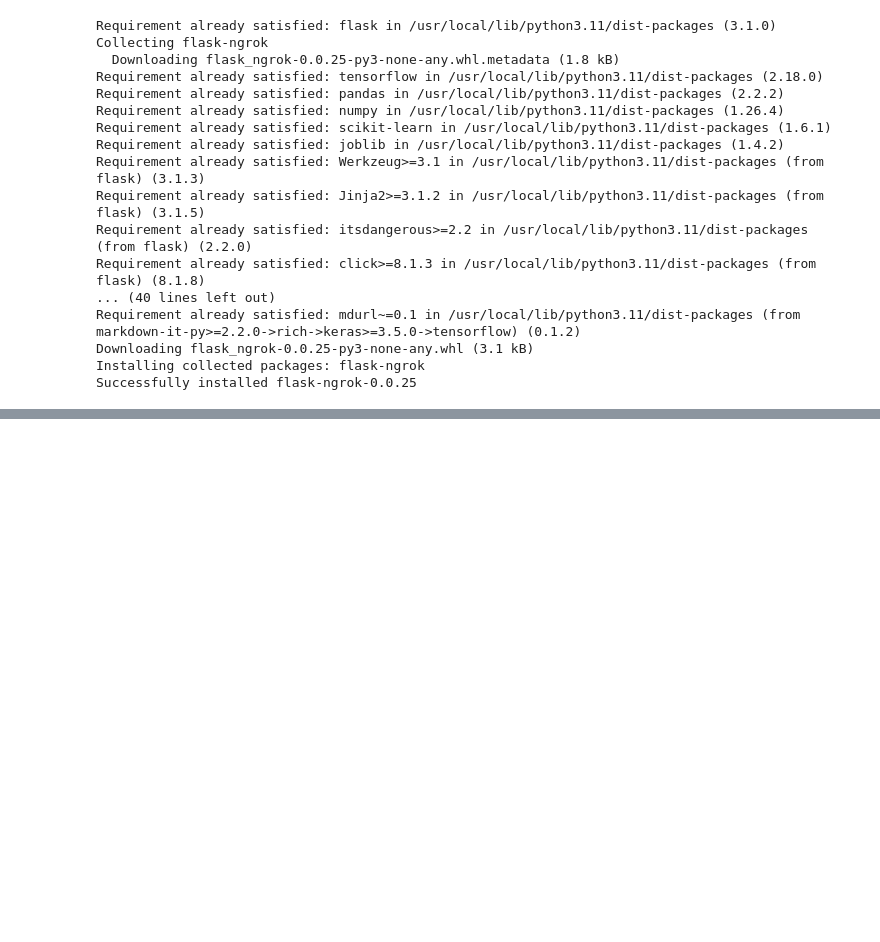
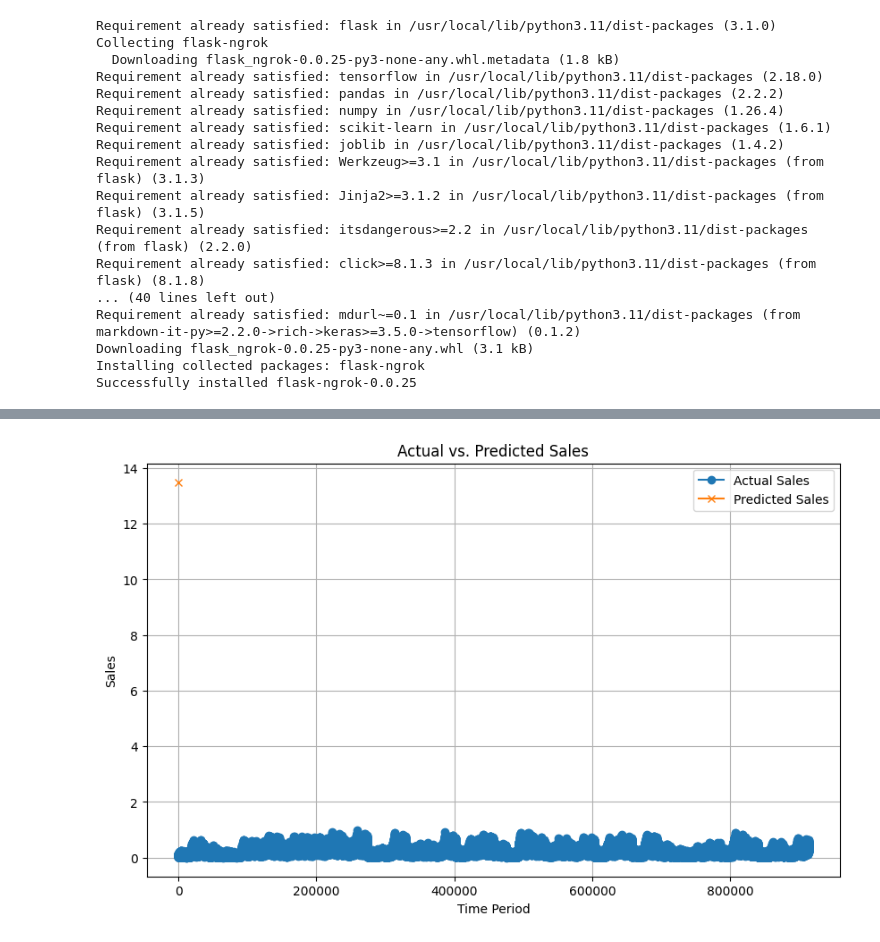
Before and after one commit to Anuradha-Ranathunga/Inventory-Prediction-Program, a Jupyter notebook: Inventory_Prediction_Program.ipynb, the cells around one changed output, grey strips where cells are left out. Saved outputs shown, nothing was run; the diff lists cells and outputs as text; code cells hidden in the pictures; blank space fills up the shorter version.

```diff
--- a/Inventory_Prediction_Program.ipynb
+++ b/Inventory_Prediction_Program.ipynb
@@ -237,0 +135,15 @@ Request failed with status code 404
+# %%
+train_df = pd.read_csv("train.csv")
+train_df['date'] = pd.to_datetime(train_df['date'], errors='coerce')
+
+scaler = MinMaxScaler()
+train_df['sales_scaled'] = scaler.fit_transform(train_df[['sales']])
+
+actual_sales = train_df['sales_scaled'].values
+
+num_samples = len(actual_sales) - SEQ_LENGTH + 1
+actual_sales_reshaped = np.array([actual_sales[i:i + SEQ_LENGTH] for i in range(num_samples)])
+actual_sales_reshaped = actual_sales_reshaped.reshape(num_samples, SEQ_LENGTH, 1)
+
+predicted_sales_scaled = model.predict(actual_sales_reshaped)[0][0]
+predicted_sales = scaler.inverse_transform([[predicted_sales_scaled]])[0][0]
@@ -237,0 +159,13 @@ Request failed with status code 404
+# %%
+# Create the plot
+plt.figure(figsize=(10, 6))
+plt.plot(actual_sales, label='Actual Sales', marker='o')
+plt.plot(predicted_sales, label='Predicted Sales', marker='x')
+plt.xlabel('Time Period')
+plt.ylabel('Sales')
+plt.title('Actual vs. Predicted Sales')
+plt.legend()
+plt.grid(True)
+plt.show()
+# %% [output]
+[figure, added]
```
Also changed, not shown: parts of 8 cells of this notebook.
